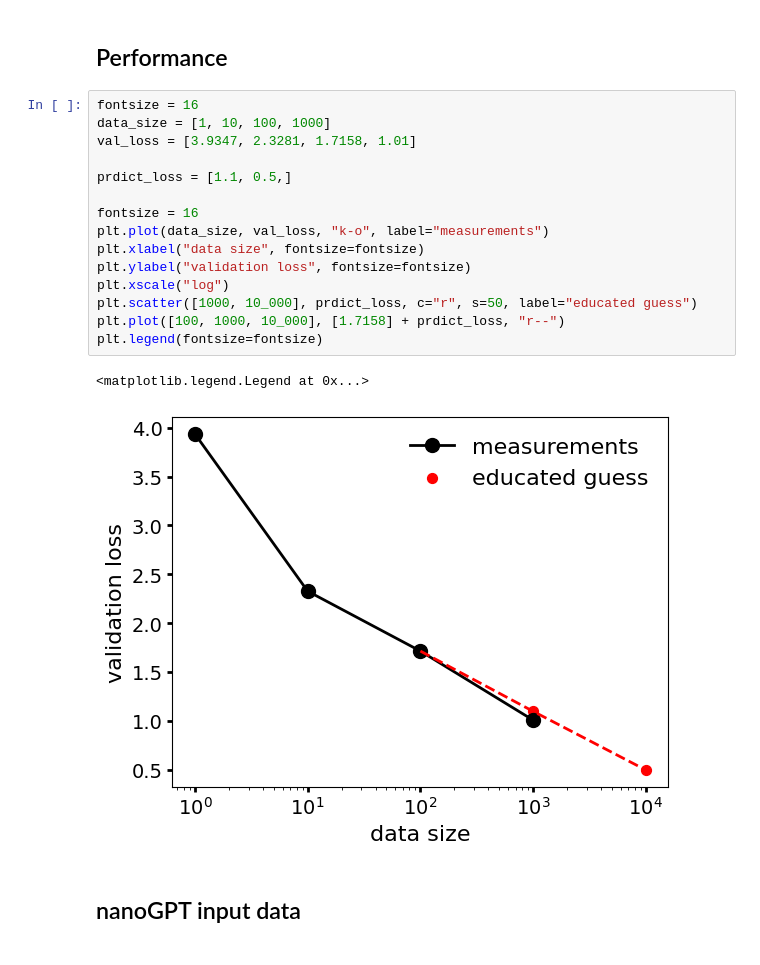
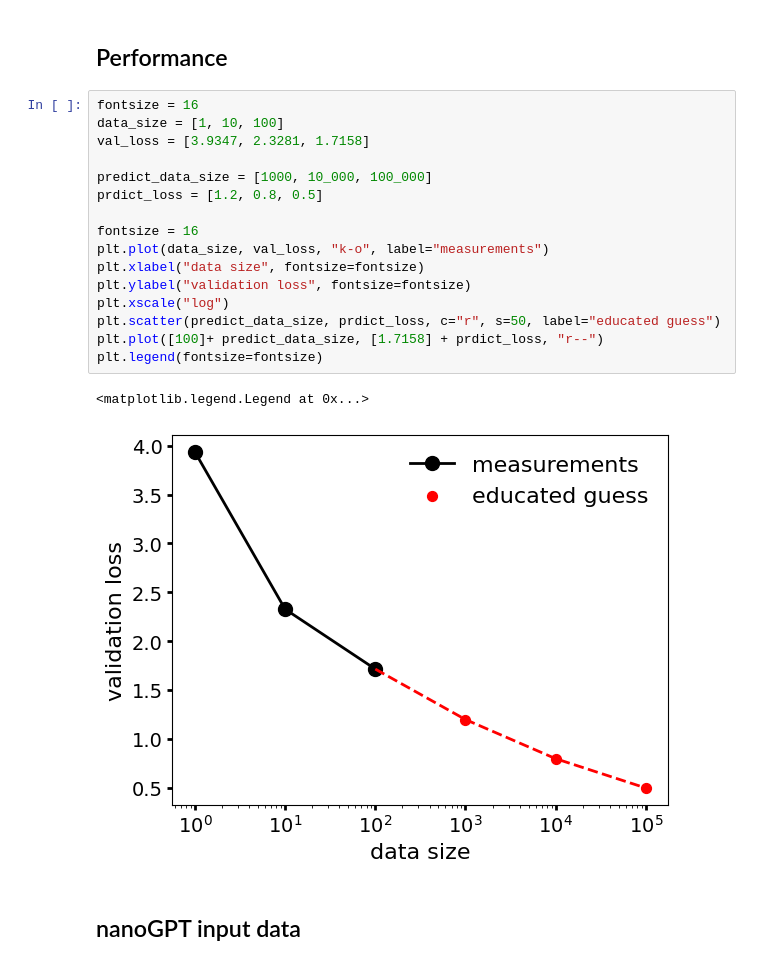
Before and after one commit to xju2/HEP-GPT, a Jupyter notebook: notebooks/CheckInputData.ipynb, the cells around one changed output. Cells and saved outputs as stored; diff of their text form.

```diff
--- a/notebooks/CheckInputData.ipynb
+++ b/notebooks/CheckInputData.ipynb
@@ -36,22 +36,23 @@ print(f"# of tracks: {counts[0]:,}")
 ## Performance
 # %%
 fontsize = 16
-data_size = [1, 10, 100, 1000]
-val_loss = [3.9347, 2.3281, 1.7158, 1.01]
+data_size = [1, 10, 100]
+val_loss = [3.9347, 2.3281, 1.7158]
 
-prdict_loss = [1.1, 0.5,]
+predict_data_size = [1000, 10_000, 100_000]
+prdict_loss = [1.2, 0.8, 0.5]
 
 fontsize = 16
 plt.plot(data_size, val_loss, "k-o", label="measurements")
 plt.xlabel("data size", fontsize=fontsize)
 plt.ylabel("validation loss", fontsize=fontsize)
 plt.xscale("log")
-plt.scatter([1000, 10_000], prdict_loss, c="r", s=50, label="educated guess")
-plt.plot([100, 1000, 10_000], [1.7158] + prdict_loss, "r--")
+plt.scatter(predict_data_size, prdict_loss, c="r", s=50, label="educated guess")
+plt.plot([100]+ predict_data_size, [1.7158] + prdict_loss, "r--")
 plt.legend(fontsize=fontsize)
 # %% [output]
 <matplotlib.legend.Legend at 0x...>
-[figure, old version]
+[figure, new version]
 # %% [markdown]
 ## nanoGPT input data
 # %%
```
Also changed, not shown: 1 other file.
